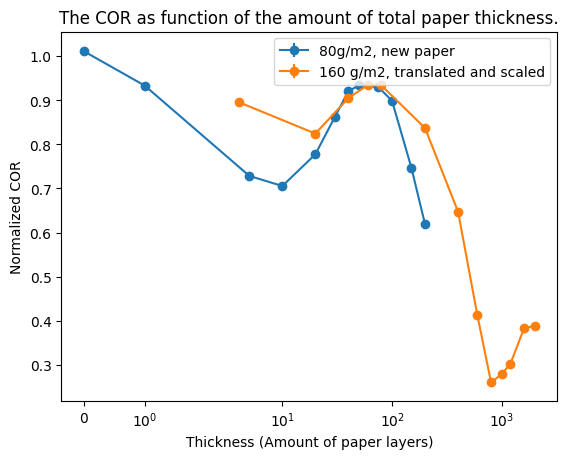
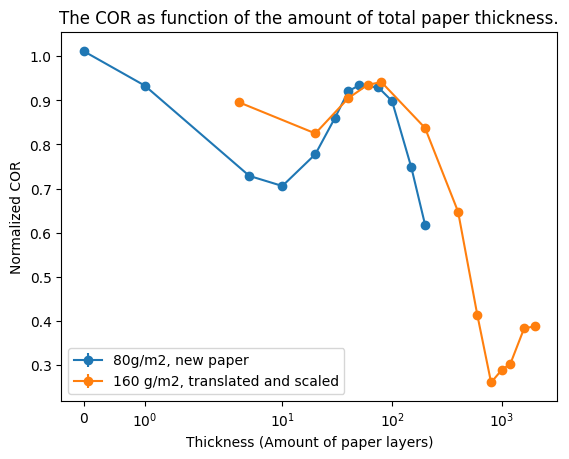
The change to this notebook cell's code, shown as a diff; its figure went from the first image to the second:
--- before
+++ after
@@ -13,6 +13,6 @@
 plt.errorbar(Thickness_80d_unique, avg_COR_80d, yerr = COR_err_80d, fmt = 'o-', label = '80 g/m2, scruffy paper')
 plt.errorbar(Thickness_80d_newpaper_unique, avg_COR_80d_newpaper, yerr = COR_err_80d_newpaper, fmt = 'o-', label = '80 g/m2, new paper')
+plt.errorbar(Thickness_unique_120d, avg_COR_120d, yerr=COR_err_120d, fmt = 'o-', label='120g/m^2')
 plt.errorbar(Thickness_160d_unique, avg_COR_160d, yerr = COR_err_160d, fmt = 'o-', label = '160g/m2, new paper')
-plt.errorbar(shifted_160d, avg_COR_160d, yerr = COR_err_160d, fmt = 'o-', label = '160g/m2, shifted')
 plt.ylabel("e (COR")
 plt.xlabel("Thickness (Amount of paper layers)")

Commit: added measurements of 120g/m2